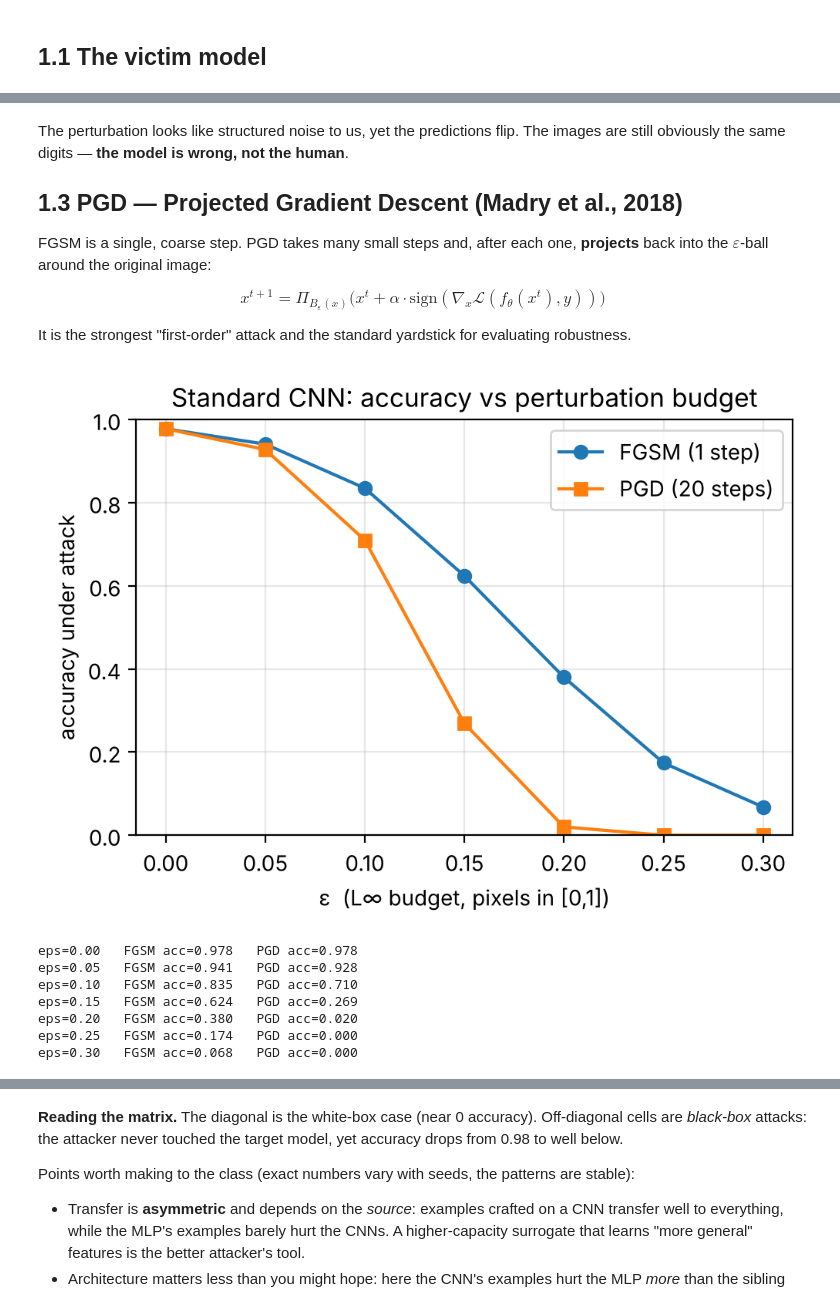
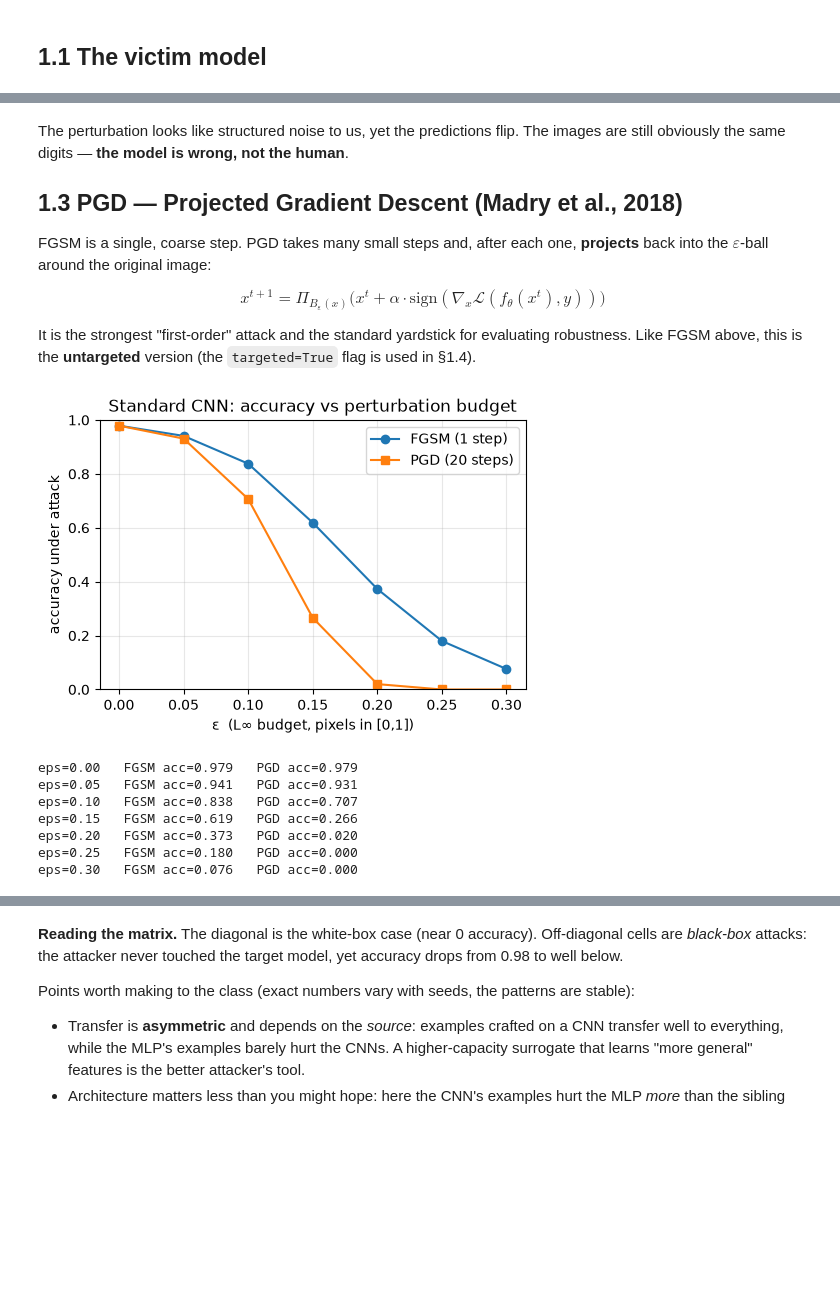
Before and after one commit to pajola/secai-course, a Jupyter notebook: module-01-adversarial-ml/01_adversarial_examples_images.ipynb, the cells around one changed output, grey strips where cells are left out. Drawn from its saved outputs; the diff is of its cells as text; code cells hidden in the pictures; blank space fills up the shorter version.

```diff
--- a/module-01-adversarial-ml/01_adversarial_examples_images.ipynb
+++ b/module-01-adversarial-ml/01_adversarial_examples_images.ipynb
@@ -64,9 +70,10 @@ One gradient computation, one step. Taking the `sign` spends the whole $L_\infty
 # %%
 def fgsm(model, x, y, eps):
+    dev = x.device                                   # return on the caller's device (CPU tensors stay on CPU when a GPU is used)
     x = x.clone().detach().to(DEVICE).requires_grad_(True)
     loss = F.cross_entropy(model(x), y.to(DEVICE))
     grad, = torch.autograd.grad(loss, x)
-    return (x + eps * grad.sign()).clamp(0, 1).detach()
+    return (x + eps * grad.sign()).clamp(0, 1).detach().to(dev)
 
 def show_attack(model, x, y, x_adv, n=6):
     pred_clean = predict(model, x[:n]).argmax(1)
@@ -90,51 +97,52 @@ FGSM is a single, coarse step. PGD takes many small steps and, after each one, *
 
 $$x^{t+1} = \Pi_{B_\varepsilon(x)}\Big(x^t + \alpha \cdot \text{sign}(\nabla_x \mathcal{L}(f_\theta(x^t), y))\Big)$$
 
-It is the strongest "first-order" attack and the standard yardstick for evaluating robustness.
+It is the strongest "first-order" attack and the standard yardstick for evaluating robustness. Like FGSM above, this is the **untargeted** version (the `targeted=True` flag is used in §1.4).
 # %%
 def pgd(model, x, y, eps, alpha=None, steps=20, random_start=True, targeted=False):
     alpha = alpha or 2.5 * eps / steps          # rule of thumb: can traverse the ball ~2.5 times
+    dev = x.device
     x, y = x.to(DEVICE), y.to(DEVICE)
     x_adv = x.clone().detach()
     if random_start:
         x_adv = (x_adv + torch.empty_like(x_adv).uniform_(-eps, eps)).clamp(0, 1)
     for _ in range(steps):
         x_adv.requires_grad_(True)
         loss = F.cross_entropy(model(x_adv), y)
         grad, = torch.autograd.grad(loss, x_adv, allow_unused=True)
         grad = torch.zeros_like(x_adv) if grad is None else grad          # (a defense may cut the gradient entirely)
         step = -alpha * grad.sign() if targeted else alpha * grad.sign()   # targeted: *minimise* loss w.r.t. target
         x_adv = x_adv.detach() + step
         x_adv = torch.min(torch.max(x_adv, x - eps), x + eps).clamp(0, 1)  # projection onto the eps-ball ∩ [0,1]
-    return x_adv.detach()
+    return x_adv.detach().to(dev)
 
 def robust_accuracy(model, attack, x, y, batch_size=500, **kw):
     correct = 0
     for i in range(0, len(x), batch_size):
         xa = attack(model, x[i:i+batch_size], y[i:i+batch_size], **kw)
         correct += (predict(model, xa).argmax(1) == y[i:i+batch_size]).sum().item()
     return correct / len(x)
 
 eps_grid = [0.0, 0.05, 0.1, 0.15, 0.2, 0.25, 0.3]
 acc_fgsm = [robust_accuracy(model, fgsm, x_test[:1000], y_test[:1000], eps=e) for e in eps_grid]
 acc_pgd  = [robust_accuracy(model, pgd,  x_test[:1000], y_test[:1000], eps=e) for e in eps_grid]
 
 plt.figure(figsize=(5.5, 3.5))
 plt.plot(eps_grid, acc_fgsm, "o-", label="FGSM (1 step)")
 plt.plot(eps_grid, acc_pgd,  "s-", label="PGD (20 steps)")
 plt.xlabel("ε  (L∞ budget, pixels in [0,1])"); plt.ylabel("accuracy under attack"); plt.ylim(0, 1)
 plt.title("Standard CNN: accuracy vs perturbation budget"); plt.legend(); plt.grid(alpha=.3); plt.show()
 for e, a, b in zip(eps_grid, acc_fgsm, acc_pgd):
     print(f"eps={e:.2f}   FGSM acc={a:.3f}   PGD acc={b:.3f}")
 # %% [output]
-[figure, old version]
+[figure, new version]
-eps=0.00   FGSM acc=0.978   PGD acc=0.978
-eps=0.05   FGSM acc=0.941   PGD acc=0.928
-eps=0.10   FGSM acc=0.835   PGD acc=0.710
-eps=0.15   FGSM acc=0.624   PGD acc=0.269
-eps=0.20   FGSM acc=0.380   PGD acc=0.020
-eps=0.25   FGSM acc=0.174   PGD acc=0.000
-eps=0.30   FGSM acc=0.068   PGD acc=0.000
+eps=0.00   FGSM acc=0.979   PGD acc=0.979
+eps=0.05   FGSM acc=0.941   PGD acc=0.931
+eps=0.10   FGSM acc=0.838   PGD acc=0.707
+eps=0.15   FGSM acc=0.619   PGD acc=0.266
+eps=0.20   FGSM acc=0.373   PGD acc=0.020
+eps=0.25   FGSM acc=0.180   PGD acc=0.000
+eps=0.30   FGSM acc=0.076   PGD acc=0.000
 # %% [markdown]
 With a budget of $\varepsilon = 0.2$ (humans barely notice on MNIST), PGD drives a 99%-accurate model to ~0%.
 MNIST is actually one of the *easiest* datasets to defend; on natural images (CIFAR-10, ImageNet) models break at $\varepsilon \approx 8/255 \approx 0.03$.
```
Also changed, not shown: parts of 11 cells of this notebook, 4 other files.
